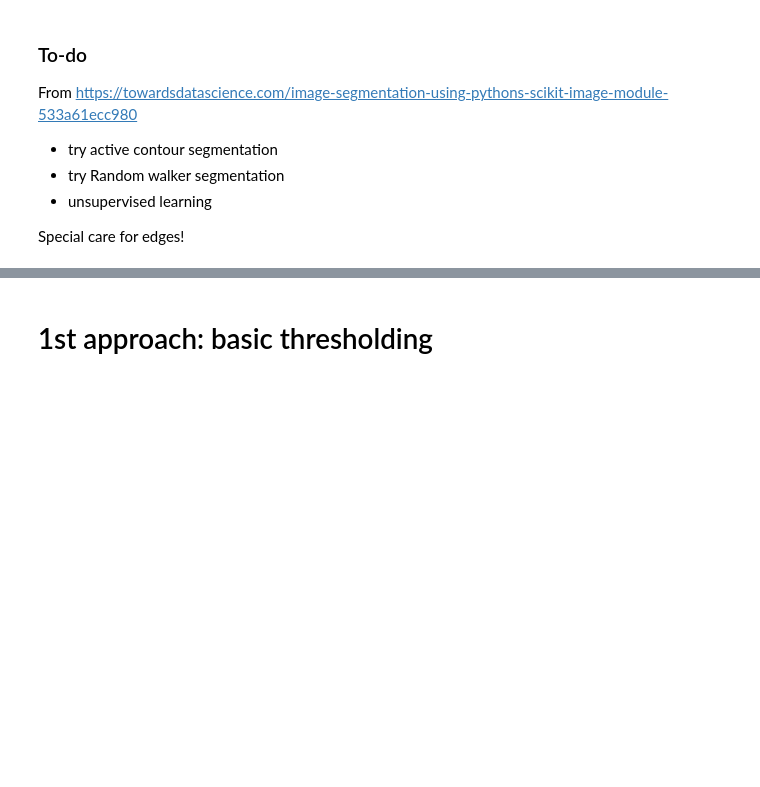
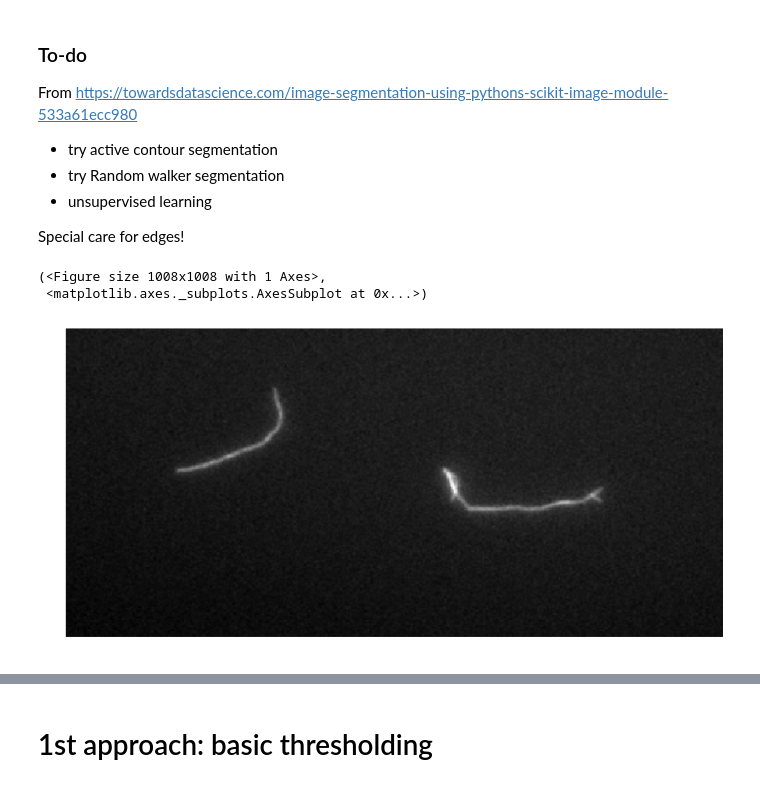
Before and after one commit to Rodrigo163/Personal-Projects, a Jupyter notebook: Image Segmentation/Filament_D&S.ipynb, the cells around one changed output, grey strips where cells are left out. Drawn from its saved outputs; the diff is of its cells as text; code cells hidden in the pictures; blank space fills up the shorter version.

```diff
--- a/Image Segmentation/Filament_D&S.ipynb
+++ b/Image Segmentation/Filament_D&S.ipynb
@@ -25,13 +22,19 @@ Special care for edges!
 # %%
 im = iio.imread('2fil.PNG')
 im = color.rgb2gray(im)
 
+multi = iio.imread('multifil.PNG')
+multi = color.rgb2gray(multi)
 def im_show(image, nrows=1, ncols=1, cmap='gray'):
     fig, ax = plt.subplots(nrows=nrows, ncols=ncols, figsize=(14, 14))
     ax.imshow(image, cmap='gray')
     ax.axis('off')
     return fig, ax
 im_show(im)
+# %% [output]
+(<Figure size 1008x1008 with 1 Axes>,
+ <matplotlib.axes._subplots.AxesSubplot at 0x...>)
+[figure, added]
 # %%
 #Trying to get the image in a better format so cv can process it
 im = iio.imread('2fil.PNG')
```
Also changed, not shown: parts of 9 cells of this notebook, 2 other files.
